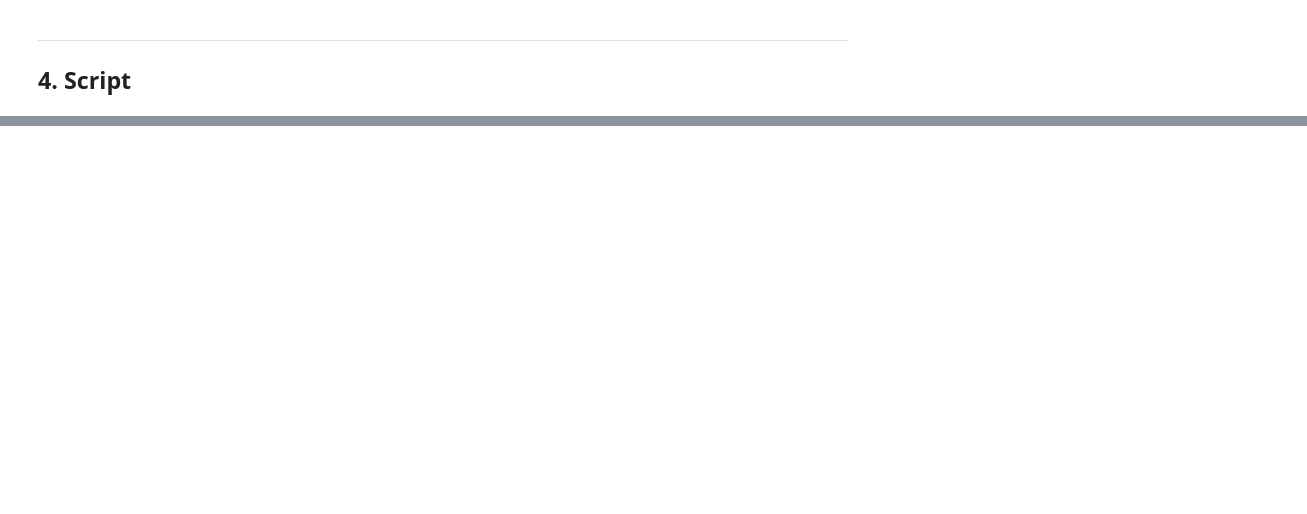
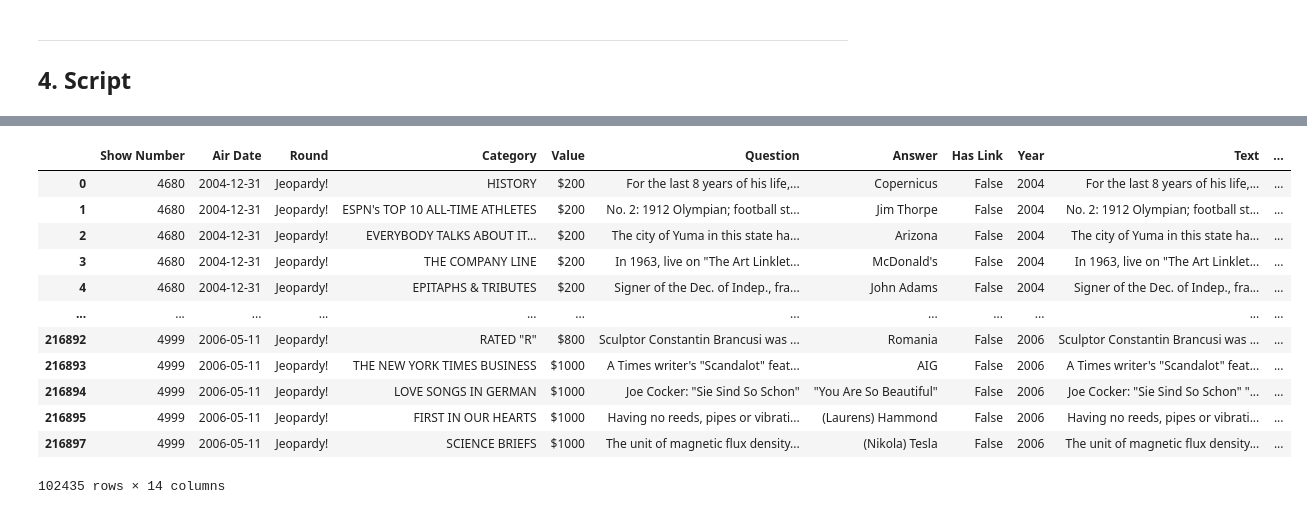
Before and after one commit to kyledbrooks/msds628-final-project, a Jupyter notebook: Cleaner Notebook.ipynb, the cells around one changed output, grey strips where cells are left out. Cells and saved outputs as stored; diff of their text form; code cells hidden in the pictures; blank space fills up the shorter version.

```diff
--- a/Cleaner Notebook.ipynb
+++ b/Cleaner Notebook.ipynb
@@ -62,23 +49,44 @@ from sklearn.feature_extraction.text import ENGLISH_STOP_WORDS
 from nltk.tokenize import word_tokenize
 from nltk.stem import WordNetLemmatizer
 # %%
+from textblob import TextBlob
+
 nlp = spacy.load("en")
 
-def get_noun_chunks(cell):
-    doc = nlp(cell)
 
-    res = []
-    for noun in doc.noun_chunks: # use np instead of np.text
-        res.append(str(noun))
+# def get_noun_chunks(cell):
+#     blob = TextBlob(cell)
+#     return blob.noun_phrases
 
-    return ' '.join(res)
+#     doc = nlp(cell)
+
+#     res = []
+#     for noun in doc.noun_chunks: # use np instead of np.text
+#         res.append(str(noun))
+
+#     return ' '.join(res)
 
 def normalize_text(cell):
     # Remove punctuation:
+#     tokens = []
+#     for c in cell:
+#         c = c.lower()
+#         c = c.translate(str.maketrans('', '', string.punctuation))
+#         wordnet_lemmatizer = WordNetLemmatizer()
+#         token_list = word_tokenize(c)
+#         res = []
+#         for w in token_list:
+#             if w not in stopwords.words('english'):
+#                 res.append(wordnet_lemmatizer.lemmatize(w))
+#         tokens.append(' '.join(res))
+#     return tokens
     cell = cell.lower()
     cell = cell.translate(str.maketrans('', '', string.punctuation))
     wordnet_lemmatizer = WordNetLemmatizer()
     token_list = word_tokenize(cell)
-
-    return ' '.join([wordnet_lemmatizer.lemmatize(w) for w in token_list if w not in stopwords.words('english')])
+    words = []
+    for w in token_list:
+        if w not in stopwords.words('english') and 'httpwww' not in w:
+            words.append(wordnet_lemmatizer.lemmatize(w))
+    return ' '.join(words)
 # %%
@@ -190,0 +288,2 @@ from collections import defaultdict
+# %%
+jeopardy_df['Norm Text'] = jeopardy_df['Norm Text'].apply(lambda x: x.translate(str.maketrans('', '', string.punctuation)))
@@ -190,0 +296,16 @@ from collections import defaultdict
+# %%
+jeopardy_df
+# %% [output]
+|  | Show Number | Air Date | Round | Category | Value | Question | Answer | Has Link | Year | Text | ... |
+| 0 | 4680 | 2004-12-31 | Jeopardy! | HISTORY | $200 | For the last 8 years of his life,... | Copernicus | False | 2004 | For the last 8 years of his life,... | ... |
+| 1 | 4680 | 2004-12-31 | Jeopardy! | ESPN's TOP 10 ALL-TIME ATHLETES | $200 | No. 2: 1912 Olympian; football st... | Jim Thorpe | False | 2004 | No. 2: 1912 Olympian; football st... | ... |
+| 2 | 4680 | 2004-12-31 | Jeopardy! | EVERYBODY TALKS ABOUT IT... | $200 | The city of Yuma in this state ha... | Arizona | False | 2004 | The city of Yuma in this state ha... | ... |
+| 3 | 4680 | 2004-12-31 | Jeopardy! | THE COMPANY LINE | $200 | In 1963, live on "The Art Linklet... | McDonald's | False | 2004 | In 1963, live on "The Art Linklet... | ... |
+| 4 | 4680 | 2004-12-31 | Jeopardy! | EPITAPHS & TRIBUTES | $200 | Signer of the Dec. of Indep., fra... | John Adams | False | 2004 | Signer of the Dec. of Indep., fra... | ... |
+| ... | ... | ... | ... | ... | ... | ... | ... | ... | ... | ... | ... |
+| 216892 | 4999 | 2006-05-11 | Jeopardy! | RATED "R" | $800 | Sculptor Constantin Brancusi was ... | Romania | False | 2006 | Sculptor Constantin Brancusi was ... | ... |
+| 216893 | 4999 | 2006-05-11 | Jeopardy! | THE NEW YORK TIMES BUSINESS | $1000 | A Times writer's "Scandalot" feat... | AIG | False | 2006 | A Times writer's "Scandalot" feat... | ... |
+| 216894 | 4999 | 2006-05-11 | Jeopardy! | LOVE SONGS IN GERMAN | $1000 | Joe Cocker: "Sie Sind So Schon" | "You Are So Beautiful" | False | 2006 | Joe Cocker: "Sie Sind So Schon" "... | ... |
+| 216895 | 4999 | 2006-05-11 | Jeopardy! | FIRST IN OUR HEARTS | $1000 | Having no reeds, pipes or vibrati... | (Laurens) Hammond | False | 2006 | Having no reeds, pipes or vibrati... | ... |
+| 216897 | 4999 | 2006-05-11 | Jeopardy! | SCIENCE BRIEFS | $1000 | The unit of magnetic flux density... | (Nikola) Tesla | False | 2006 | The unit of magnetic flux density... | ... |
+102435 rows × 14 columns
```
Also changed, not shown: parts of 33 cells of this notebook.
